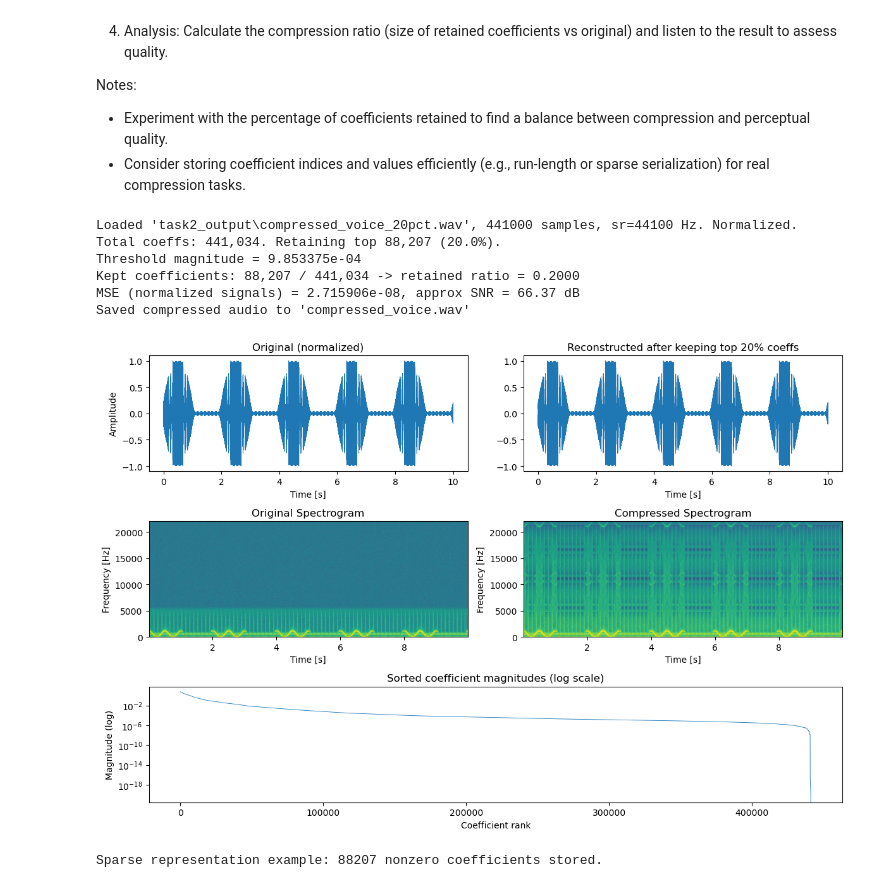
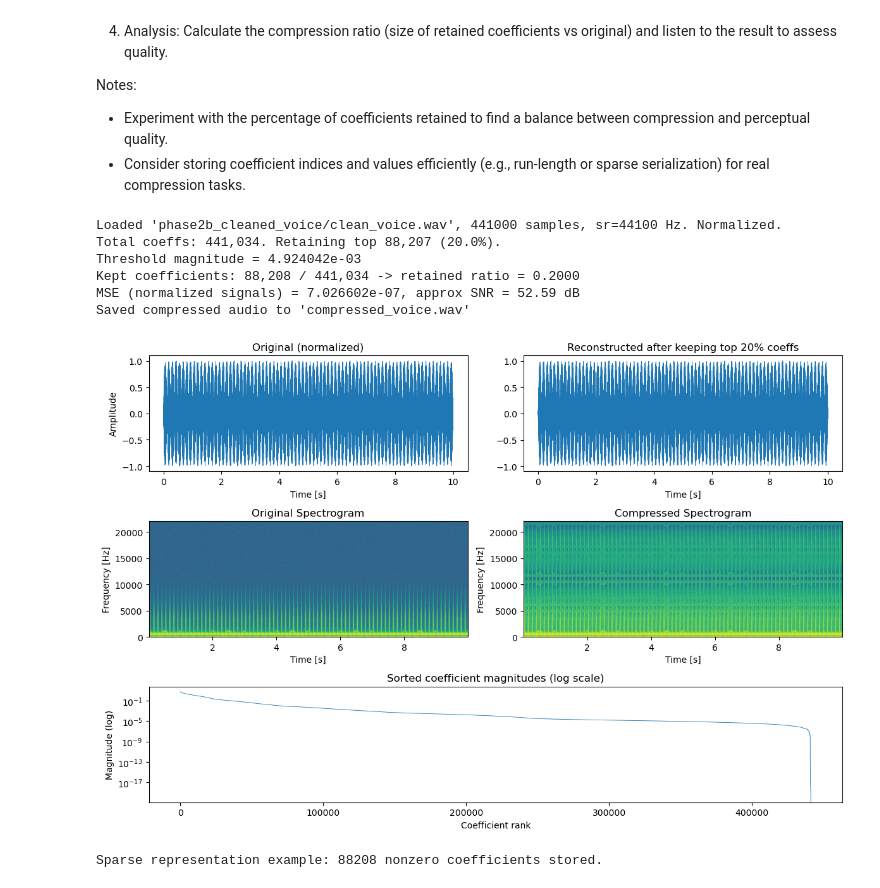
Before and after one commit to aabdulhakeem/BCI, a Jupyter notebook: task2/signal_processing.ipynb, the cells around one changed output. Saved outputs shown, nothing was run; the diff lists cells and outputs as text; code cells hidden in the pictures.

```diff
--- a/task2/signal_processing.ipynb
+++ b/task2/signal_processing.ipynb
@@ -425,7 +421,7 @@ import pywt
 from scipy import fftpack
 
 # -------- Parameters --------
-wav_path = "task2_output\\compressed_voice_20pct.wav"      # input (make sure file exists)
+wav_path = "phase2b_cleaned_voice/clean_voice.wav"  # input file
 out_path = "compressed_voice.wav" # output file
 wavelet = 'db4'
 level = 5
@@ -529,36 +525,36 @@ ax1.plot(t, sig, linewidth=0.6)
 ax1.set_title("Original (normalized)")
 ax1.set_xlabel("Time [s]")
 ax1.set_ylabel("Amplitude")
 
 ax2.plot(t, sig_rec_out / (np.max(np.abs(sig_rec_out)) + 1e-16), linewidth=0.6)
 ax2.set_title(f"Reconstructed after keeping top {retain_ratio*100:.0f}% coeffs")
 ax2.set_xlabel("Time [s]")
 
 plot_spectrogram(ax3, sig, sr, "Original Spectrogram")
 plot_spectrogram(ax4, sig_rec_out, sr, "Compressed Spectrogram")
 
 # coefficient magnitude histogram / visualization
 ax5.plot(np.sort(np.abs(coeff_arr))[::-1], linewidth=0.6)
 ax5.set_yscale('log')
 ax5.set_title("Sorted coefficient magnitudes (log scale)")
 ax5.set_xlabel("Coefficient rank")
 ax5.set_ylabel("Magnitude (log)")
 
 plt.tight_layout()
 plt.show()
 
 # ---- extra: save sparse representation (indices + values) example ----
 # This is how real compression could be saved: indices of kept coeffs + values + coeff_slices
 kept_indices = np.nonzero(mask)[0]
 kept_values = coeff_thresh[kept_indices]
 # You would store kept_indices, kept_values, coeff_slices and wavelet/level metadata.
 print(f"Sparse representation example: {kept_indices.size} nonzero coefficients stored.")
 # %% [output]
-Loaded 'task2_output\compressed_voice_20pct.wav', 441000 samples, sr=44100 Hz. Normalized.
+Loaded 'phase2b_cleaned_voice/clean_voice.wav', 441000 samples, sr=44100 Hz. Normalized.
 Total coeffs: 441,034. Retaining top 88,207 (20.0%).
-Threshold magnitude = 9.853375e-04
-Kept coefficients: 88,207 / 441,034 -> retained ratio = 0.2000
-MSE (normalized signals) = 2.715906e-08, approx SNR = 66.37 dB
+Threshold magnitude = 4.924042e-03
+Kept coefficients: 88,208 / 441,034 -> retained ratio = 0.2000
+MSE (normalized signals) = 7.026602e-07, approx SNR = 52.59 dB
 Saved compressed audio to 'compressed_voice.wav'
-[figure, old version]
+[figure, new version]
-Sparse representation example: 88207 nonzero coefficients stored.
+Sparse representation example: 88208 nonzero coefficients stored.
```
Also changed, not shown: parts of 7 cells of this notebook, 14 other files.
